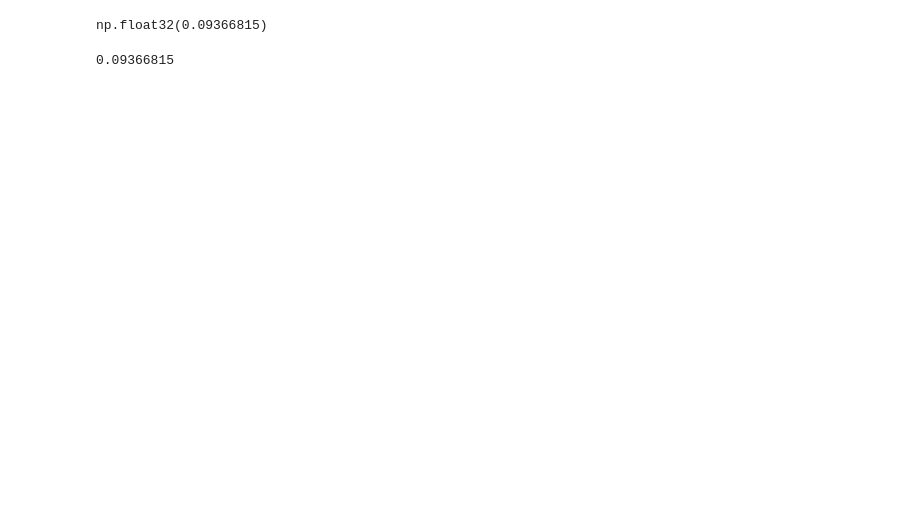
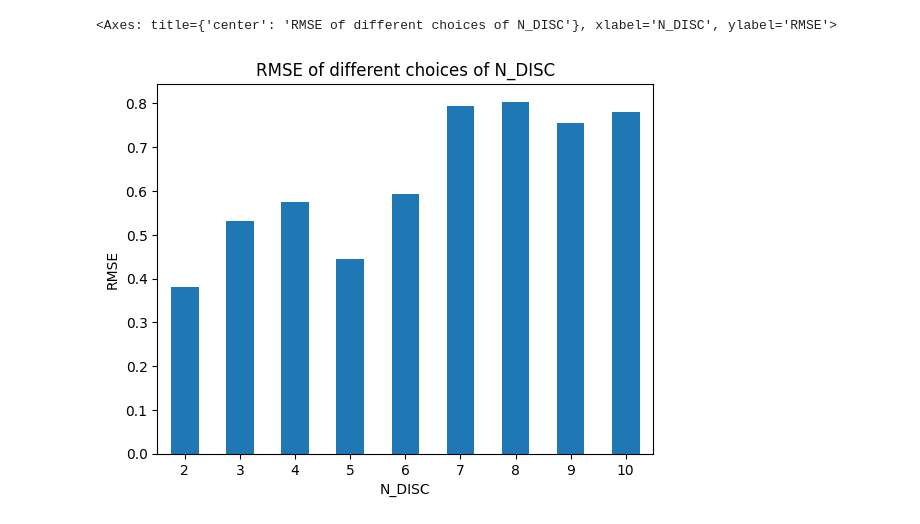
Before and after one commit to chris-L6/CausalPFN, a Jupyter notebook: notebooks/notebook_cepo_figuring_out.ipynb, the cells around one changed output. Drawn from its saved outputs; the diff is of its cells as text; code cells hidden in the pictures; blank space fills up the shorter version.

```diff
--- a/notebooks/notebook_cepo_figuring_out.ipynb
+++ b/notebooks/notebook_cepo_figuring_out.ipynb
@@ -16,7 +16,7 @@ from functools import reduce
 device = torch.device("cuda:0" if torch.cuda.is_available() else "cpu")
 # %%
 ## MAIN HYPERPARAMETER
-N_DISC_VALUES = [2, 3]
+N_DISC_VALUES = [2, 3, 4, 5, 6, 7, 8, 9, 10]
 
 ## Main body
 # Discretization function
@@ -110,9 +120,9 @@ t_mesh = reduce(np.union1d, tuple(t_mesh))
 # Get RMSE by evaluating on each of the t_mesh points
 rmse_dict = dict()
 y_true = drf(t_mesh)
-for N_DISC, ates in list_of_epos:
-    epos = [sum(ates[:i]) for i in range(N_DISC)]
-    y_pred = np.interp(t_mesh, np.linspace(0, 1, N_DISC), epos)
+for N_DISC, epos in list_of_epos:
+    epos_to_plot = [epos[0][0], epos[0][1]] + [mu_1 for (mu_0, mu_1) in epos[1:]]
+    y_pred = np.interp(t_mesh, np.linspace(0, 1, N_DISC), epos_to_plot)
     error = calculate_rmse(y_pred, y_true)
     rmse_dict[N_DISC] = np.round(error, 4)
 
@@ -125,4 +142,0 @@ mu1 = mu_0_and_1[X_query.shape[0] :]
-# %%
-(mu1 - mu0).mean()
-# %% [output]
-np.float32(0.09366815)
@@ -147,6 +143,5 @@ mu_0_and_1 = causalpfn._predict_cepo(
-# %%
-mu0 = mu_0_and_1[: X_query.shape[0]]
-mu1 = mu_0_and_1[X_query.shape[0] :]
-print((mu1 - mu0).mean())
-# %% [output]
-0.09366815
+# %%
+df.plot.bar(rot=0, title="RMSE of different choices of N_DISC", xlabel="N_DISC", ylabel="RMSE", legend=False)
+# %% [output]
+<Axes: title={'center': 'RMSE of different choices of N_DISC'}, xlabel='N_DISC', ylabel='RMSE'>
+[figure, added]
```
Also changed, not shown: parts of 8 cells of this notebook.
